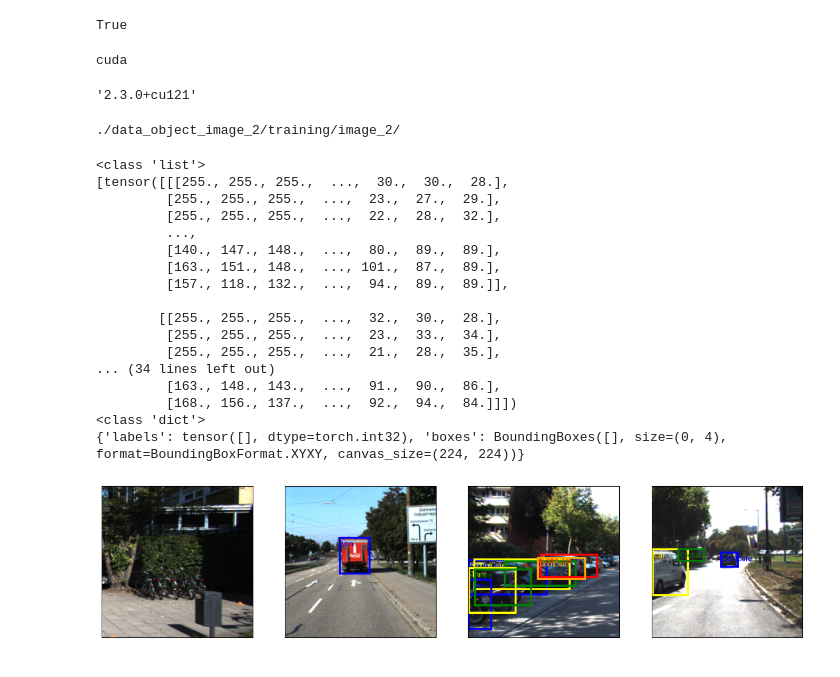
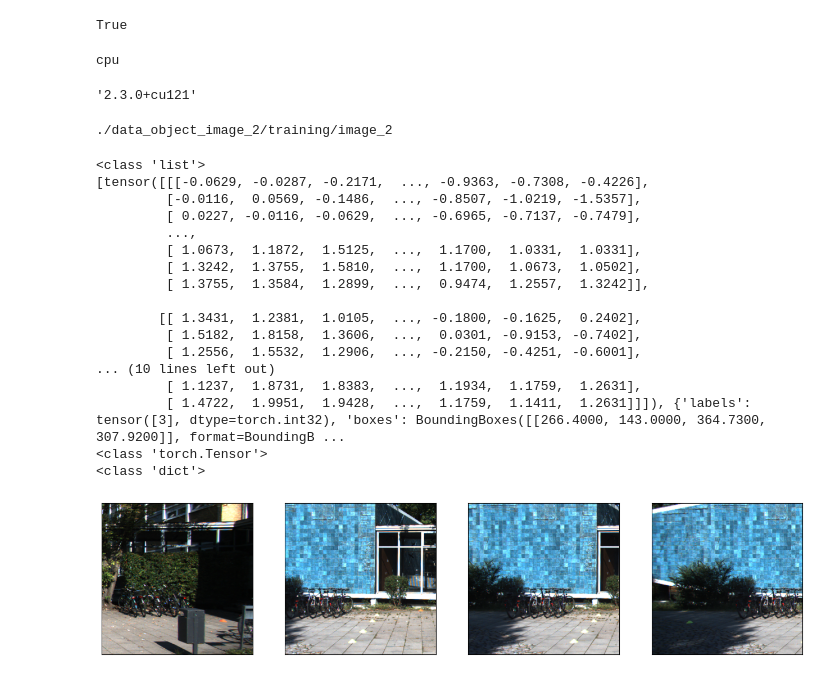
Before and after one commit to baalint02/kitti-object-detection, a Jupyter notebook: fast_rcnn.ipynb, the cells around one changed output. Cells and saved outputs as stored; diff of their text form; code cells hidden in the pictures.

```diff
--- a/fast_rcnn.ipynb
+++ b/fast_rcnn.ipynb
@@ -23,9 +34,11 @@ torch.cuda.is_available()
 True
 # %%
 DEVICE = torch.device("cuda" if torch.cuda.is_available() else "cpu")
+DEVICE = torch.device("cpu")
+
 print(DEVICE)
 # %% [output]
-cuda
+cpu
 # %%
 torch.__version__
 # %% [output]
@@ -33,10 +46,10 @@ torch.__version__
 # %%
 transforms = v2.Compose([
     v2.RandomCrop(size=(370, 370)),
-    v2.SanitizeBoundingBoxes(min_size=15.0),
-    v2.Resize((224, 224)),
-    v2.SanitizeBoundingBoxes(min_size=15.0),
-    v2.ToDtype(torch.float32)
+    #v2.Resize((224, 224)),
+    v2.ToTensor(),  # Convert PIL Image to Tensor
+    v2.Normalize(mean = [0.485, 0.456, 0.406], std = [0.229, 0.224, 0.225]),  # Normalize to [0, 1]
+    v2.SanitizeBoundingBoxes(min_size=15.0)
 ])
 # %%
 train_dataset, val_dataset, test_dataset = load_train_val_test_dataset()
@@ -44,37 +57,37 @@ train_dataset, val_dataset, test_dataset = load_train_val_test_dataset()
 train_dataset.transform = transforms
 val_dataset.transform = transforms
 # %% [output]
-./data_object_image_2/training/image_2/
+./data_object_image_2/training/image_2
 # %%
 n_classes = len(class_names)
 # %%
-data_loader = DataLoader(train_dataset, batch_size=None, shuffle=True)
+data_loader = DataLoader(train_dataset, batch_size=None, shuffle=False)
 elements = next(iter(data_loader))
 print(type(elements))
 print(elements)
 for element in elements:
     print(type(element))
-    print(element)
+    #print(element)
 display_samples_h([next(iter(data_loader)) for _ in range(4)])
 # %% [output]
 <class 'list'>
-[tensor([[[255., 255., 255.,  ...,  30.,  30.,  28.],
-         [255., 255., 255.,  ...,  23.,  27.,  29.],
-         [255., 255., 255.,  ...,  22.,  28.,  32.],
+[tensor([[[-0.0629, -0.0287, -0.2171,  ..., -0.9363, -0.7308, -0.4226],
+         [-0.0116,  0.0569, -0.1486,  ..., -0.8507, -1.0219, -1.5357],
+         [ 0.0227, -0.0116, -0.0629,  ..., -0.6965, -0.7137, -0.7479],
          ...,
-         [140., 147., 148.,  ...,  80.,  89.,  89.],
-         [163., 151., 148.,  ..., 101.,  87.,  89.],
-         [157., 118., 132.,  ...,  94.,  89.,  89.]],
+         [ 1.0673,  1.1872,  1.5125,  ...,  1.1700,  1.0331,  1.0331],
+         [ 1.3242,  1.3755,  1.5810,  ...,  1.1700,  1.0673,  1.0502],
+         [ 1.3755,  1.3584,  1.2899,  ...,  0.9474,  1.2557,  1.3242]],
 
-        [[255., 255., 255.,  ...,  32.,  30.,  28.],
-         [255., 255., 255.,  ...,  23.,  33.,  34.],
-         [255., 255., 255.,  ...,  21.,  28.,  35.],
-... (34 lines left out)
-         [163., 148., 143.,  ...,  91.,  90.,  86.],
-         [168., 156., 137.,  ...,  92.,  94.,  84.]]])
+        [[ 1.3431,  1.2381,  1.0105,  ..., -0.1800, -0.1625,  0.2402],
+         [ 1.5182,  1.8158,  1.3606,  ...,  0.0301, -0.9153, -0.7402],
+         [ 1.2556,  1.5532,  1.2906,  ..., -0.2150, -0.4251, -0.6001],
+... (10 lines left out)
+         [ 1.1237,  1.8731,  1.8383,  ...,  1.1934,  1.1759,  1.2631],
+         [ 1.4722,  1.9951,  1.9428,  ...,  1.1759,  1.1411,  1.2631]]]), {'labels': tensor([3], dtype=torch.int32), 'boxes': BoundingBoxes([[266.4000, 143.0000, 364.7300, 307.9200]], format=BoundingB ...
+<class 'torch.Tensor'>
 <class 'dict'>
-{'labels': tensor([], dtype=torch.int32), 'boxes': BoundingBoxes([], size=(0, 4), format=BoundingBoxFormat.XYXY, canvas_size=(224, 224))}
-[figure, old version]
+[figure, new version]
 # %% [markdown]
 **VGG16**
 <br>
```
Also changed, not shown: parts of 25 cells of this notebook, 3 other files.
